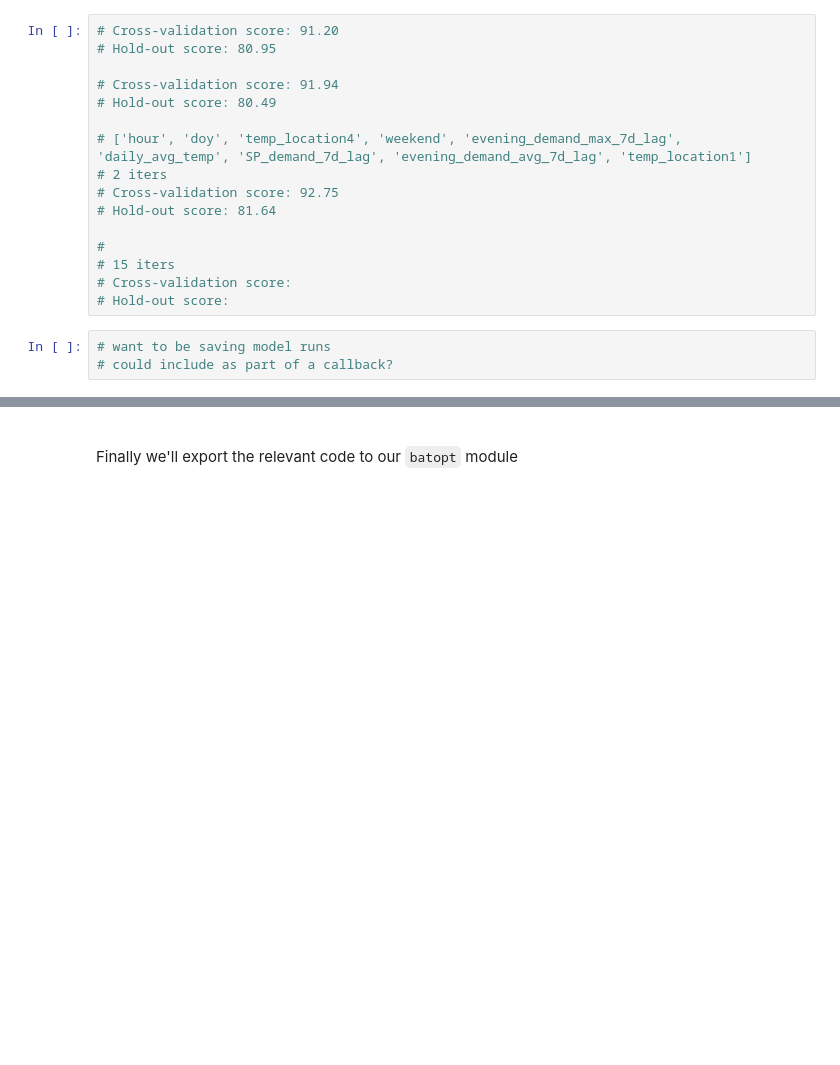
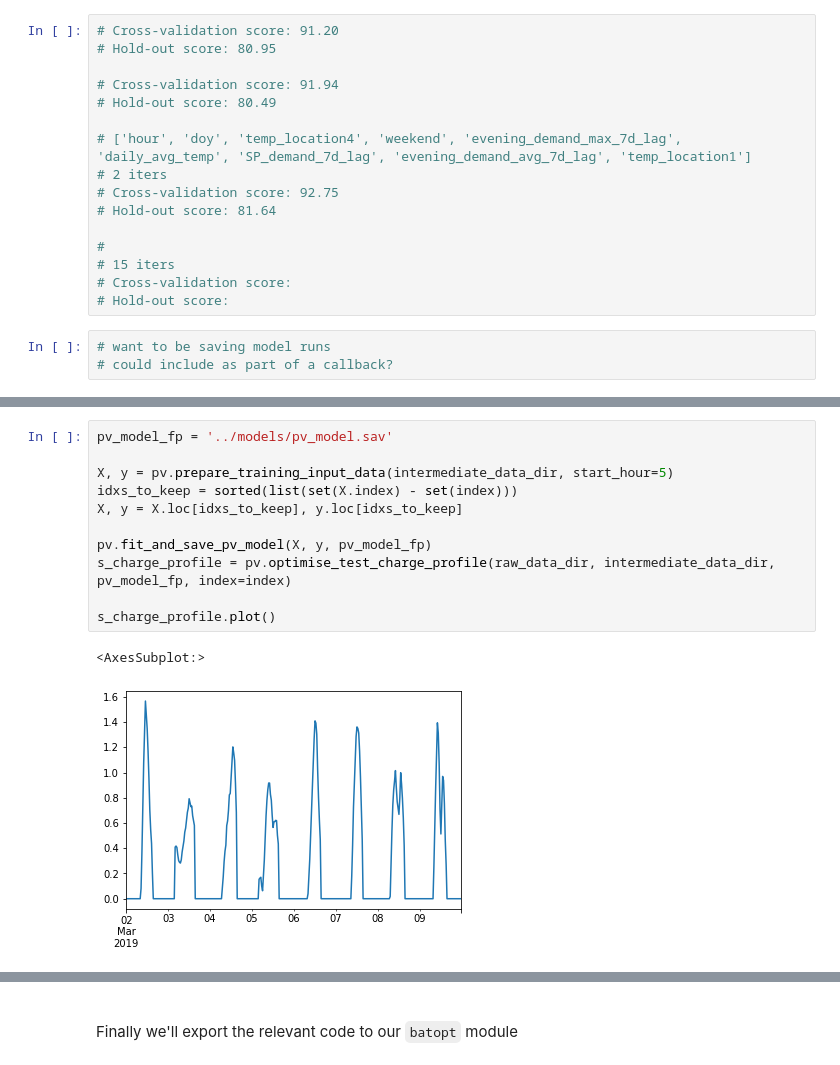
Before and after one commit to AyrtonB/WPD-DS-Challenge, a Jupyter notebook: nbs/06-tuning.ipynb, the cells around one changed output, grey strips where cells are left out. Cells and saved outputs as stored; diff of their text form; blank space fills up the shorter version.

```diff
--- a/nbs/06-tuning.ipynb
+++ b/nbs/06-tuning.ipynb
@@ -479,0 +522,14 @@ evaluate_submission('../data/output/ESAIL_set1.csv', raw_data_dir, intermediate_
+# %%
+pv_model_fp = '../models/pv_model.sav'
+
+X, y = pv.prepare_training_input_data(intermediate_data_dir, start_hour=5)
+idxs_to_keep = sorted(list(set(X.index) - set(index)))
+X, y = X.loc[idxs_to_keep], y.loc[idxs_to_keep]
+
+pv.fit_and_save_pv_model(X, y, pv_model_fp)
+s_charge_profile = pv.optimise_test_charge_profile(raw_data_dir, intermediate_data_dir, pv_model_fp, index=index)
+
+s_charge_profile.plot()
+# %% [output]
+<AxesSubplot:>
+[figure, added]
```
Also changed, not shown: parts of 30 cells of this notebook, 1 other file.
